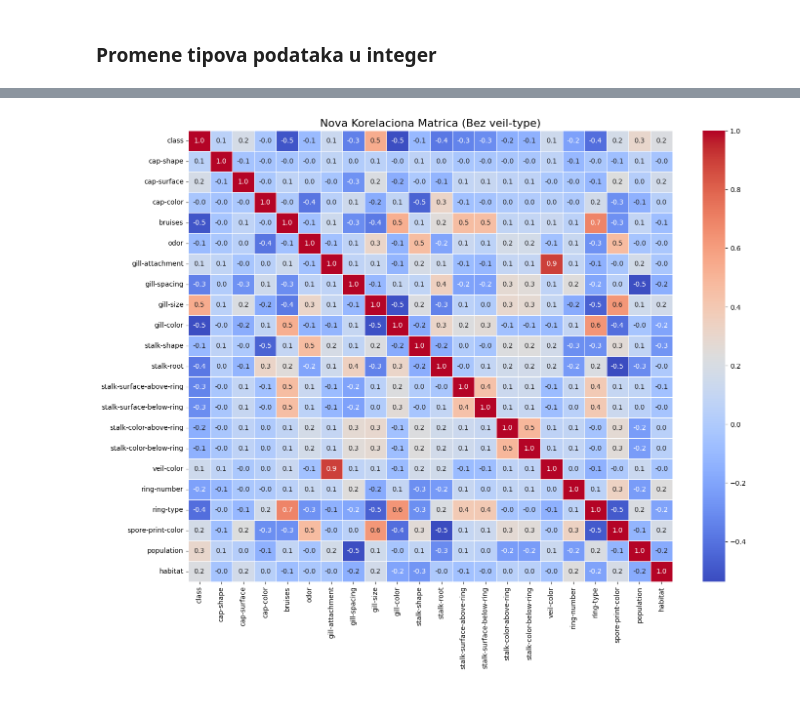
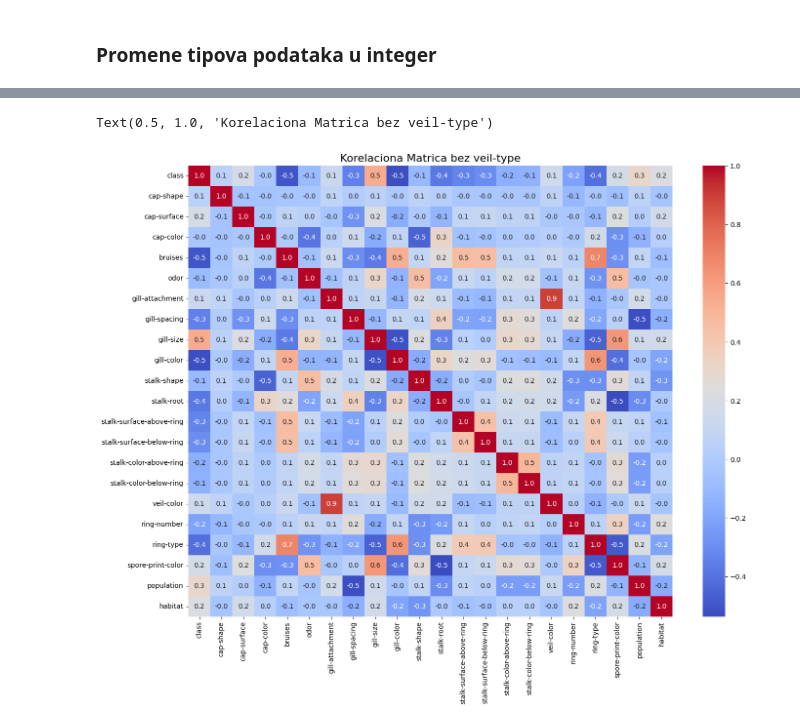
Before and after one commit to alxcek/mas-ai, a Jupyter notebook: machine_learning/01_mushroom_classification/classification.ipynb, the cells around one changed output, grey strips where cells are left out. Saved outputs shown, nothing was run; the diff lists cells and outputs as text; code cells hidden in the pictures.

```diff
--- a/machine_learning/01_mushroom_classification/classification.ipynb
+++ b/machine_learning/01_mushroom_classification/classification.ipynb
@@ -173,12 +223,9 @@ Primecujemo u grafu kako veil-type ne postoji, mozemo da ga izbacimo
 # %%
-if 'veil-type' in df.columns:
-    df = df.drop('veil-type', axis=1)
-
-corr_matrix = df.corr()
+df = df.drop('veil-type', axis=1)
 
 plt.figure(figsize=(16, 12))
-sns.heatmap(corr_matrix, annot=True, fmt='.1f', cmap='coolwarm', linewidths=0.5)
-plt.title('Nova Korelaciona Matrica (Bez veil-type)', fontsize=16)
-plt.show()
+sns.heatmap(df.corr(), annot=True, fmt='.1f', cmap='coolwarm')
+plt.title('Korelaciona Matrica bez veil-type', fontsize=16)
 # %% [output]
+Text(0.5, 1.0, 'Korelaciona Matrica bez veil-type')
-[figure, old version]
+[figure, new version]
```
Also changed, not shown: parts of 25 cells of this notebook, 1 other file.
